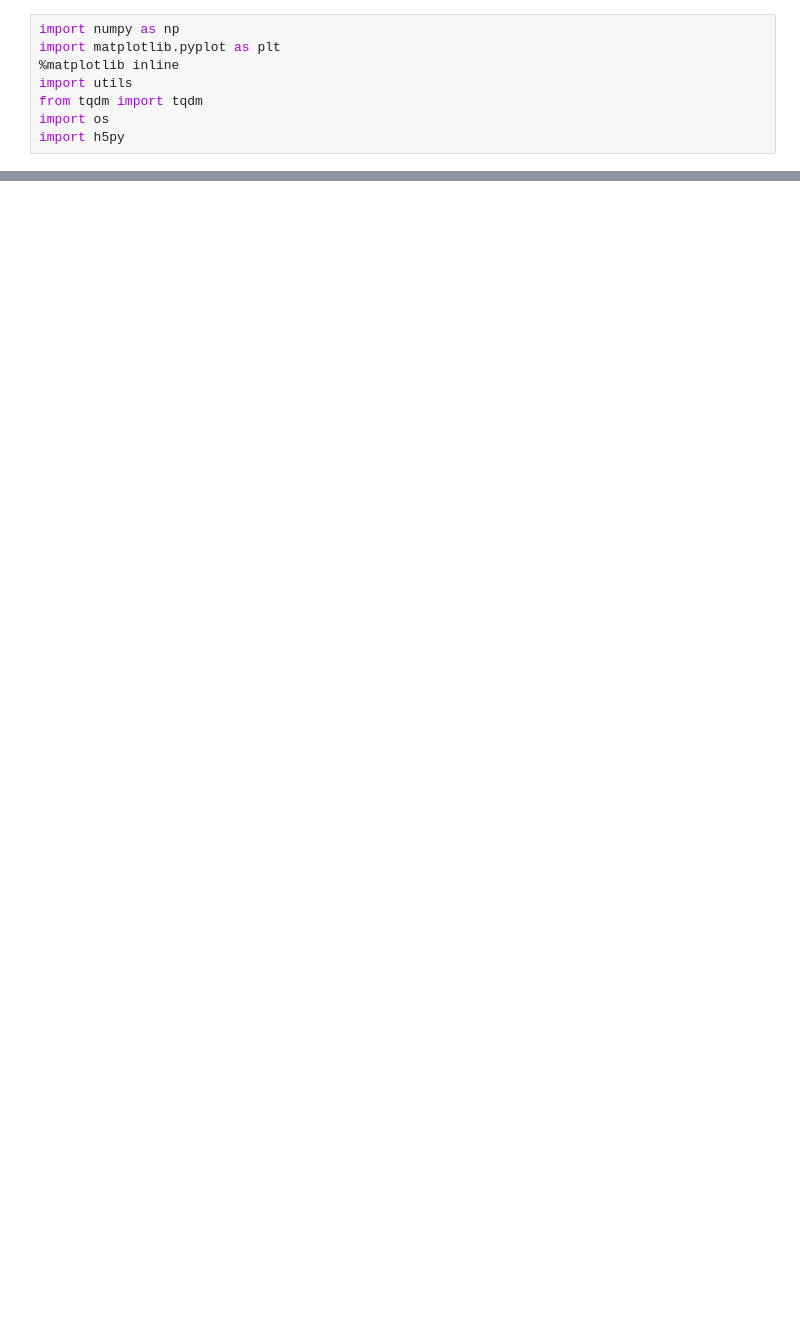
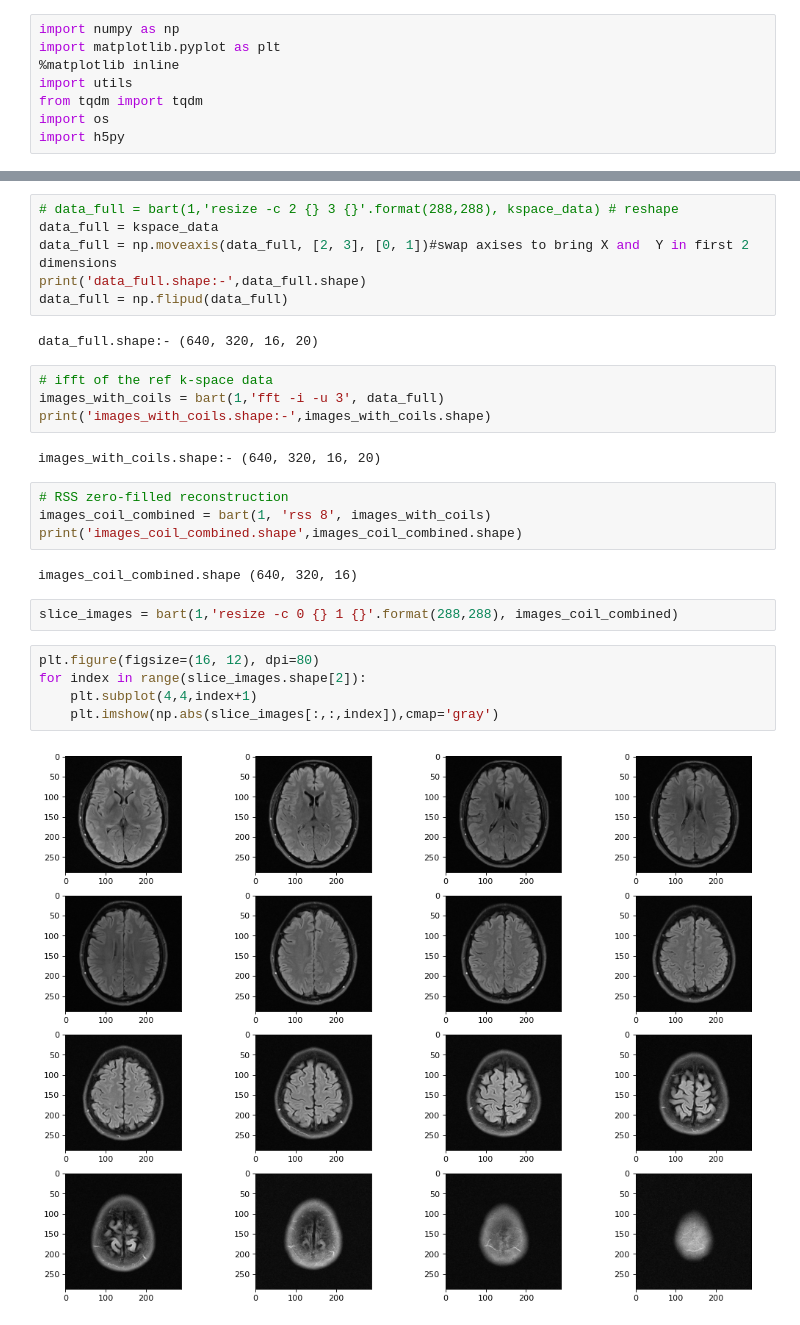
Before and after one commit to sidharthkumar10500/motion_correction, a Jupyter notebook: jupyter_notebooks/Visualizing data.ipynb, the cells around one changed output, grey strips where cells are left out. Cells and saved outputs as stored; diff of their text form; blank space fills up the shorter version.

```diff
--- a/jupyter_notebooks/Visualizing data.ipynb
+++ b/jupyter_notebooks/Visualizing data.ipynb
@@ -22,0 +50,29 @@ NameError: name 'Scan_still_t1' is not defined
+# %%
+# data_full = bart(1,'resize -c 2 {} 3 {}'.format(288,288), kspace_data) # reshape
+data_full = kspace_data
+data_full = np.moveaxis(data_full, [2, 3], [0, 1])#swap axises to bring X and  Y in first 2 dimensions
+print('data_full.shape:-',data_full.shape)
+data_full = np.flipud(data_full)
+# %% [output]
+data_full.shape:- (640, 320, 16, 20)
+# %%
+# ifft of the ref k-space data
+images_with_coils = bart(1,'fft -i -u 3', data_full)
+print('images_with_coils.shape:-',images_with_coils.shape)
+# %% [output]
+images_with_coils.shape:- (640, 320, 16, 20)
+# %%
+# RSS zero-filled reconstruction
+images_coil_combined = bart(1, 'rss 8', images_with_coils)
+print('images_coil_combined.shape',images_coil_combined.shape)
+# %% [output]
+images_coil_combined.shape (640, 320, 16)
+# %%
+slice_images = bart(1,'resize -c 0 {} 1 {}'.format(288,288), images_coil_combined)
+# %%
+plt.figure(figsize=(16, 12), dpi=80)
+for index in range(slice_images.shape[2]):
+    plt.subplot(4,4,index+1)
+    plt.imshow(np.abs(slice_images[:,:,index]),cmap='gray')
+# %% [output]
+[figure, added]
```
Also changed, not shown: parts of 7 cells of this notebook, 2 other files.
